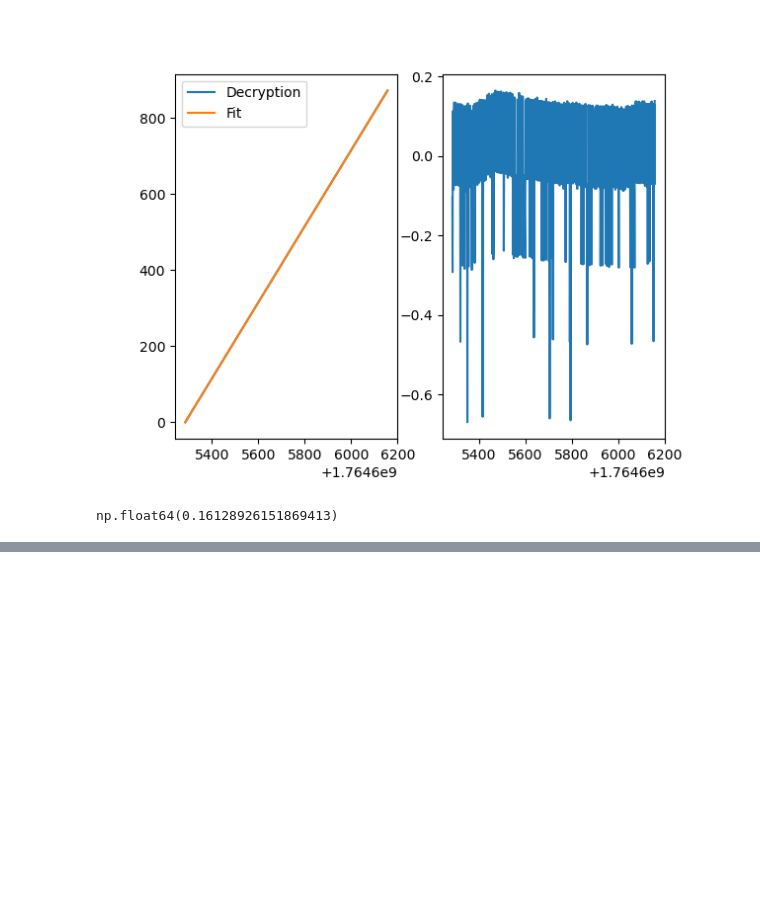
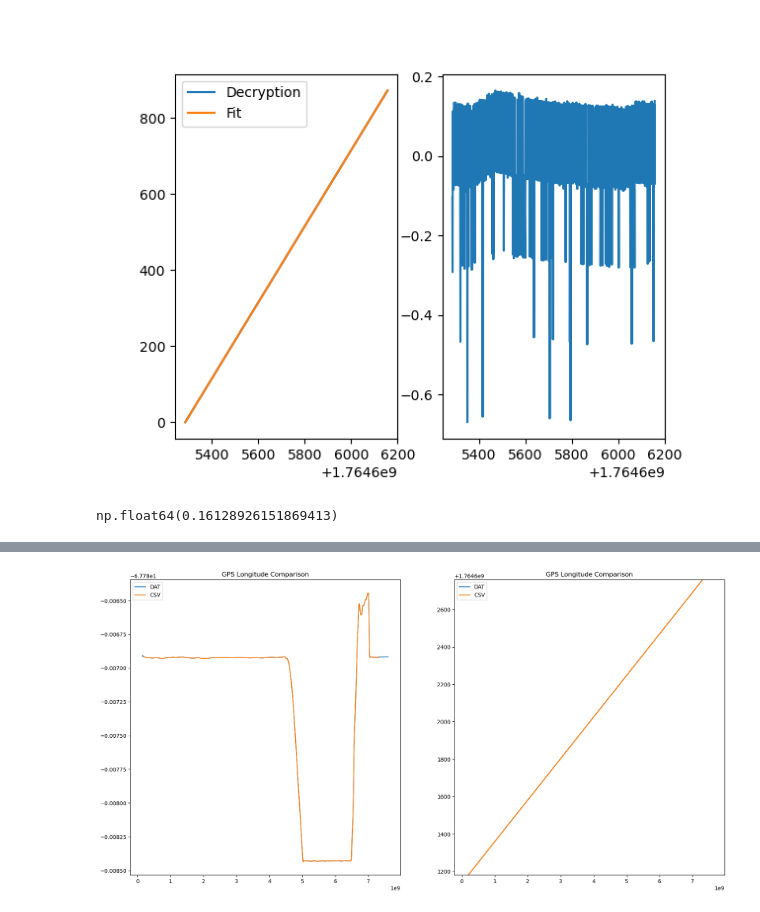
Before and after one commit to POLOCALC/data_loader, a Jupyter notebook: test.ipynb, the cells around one changed output, grey strips where cells are left out. Saved outputs shown, nothing was run; the diff lists cells and outputs as text; code cells hidden in the pictures; blank space fills up the shorter version.

```diff
--- a/test.ipynb
+++ b/test.ipynb
@@ -195,5 +195,73 @@ np.average(residuals[vals])
 # %% [output]
 np.float64(0.16128926151869413)
 # %%
-vals
+import sys
+from pathlib import Path
+import matplotlib.pyplot as plt
+import numpy as np
+import polars as pl
+
+
+from pils.drones.DJIDrone import DJIDrone
+
+modules_to_remove = [mod for mod in sys.modules.keys() if mod.startswith('pils')]
+for mod in modules_to_remove:
+    del sys.modules[mod]
+
+
+from pils.drones.DJIDrone import DJIDrone
+
+print("ok")
+base_path = Path(
+    "/mnt/data/POLOCALC/campaigns/202511/20251201/flight_20251201_1515/drone"
+)
+
+dat_file = base_path / "20251201_151517_drone.dat"
+csv_file = "data_1515.csv"
+
+print("=" * 80)
+print("LOADING DATA")
+print("=" * 80)
+
+# Load DAT file
+print("\n1. Loading from DAT file...")
+drone_dat = DJIDrone(dat_file)
+drone_dat.load_data(use_dat=True)
+
+gps_data_df = drone_dat.data["GPS"]
+
+with pl.Config(tbl_rows=20):
+    print(gps_data_df["datetime"])
+
+# Load CSV file
+print("\n2. Loading from CSV file (DATCON)...")
+drone_csv = DJIDrone(csv_file)
+drone_csv.load_data(use_dat=False, cols=None)  # Load all columns
+csv_data = drone_csv.data["CSV"]
+
+fig = plt.figure(figsize=(20, 10))
+
+# Plot 1: GPS Longitude vs Datetime - Compare DAT and CSV
+ax1 = plt.subplot(1, 2, 1)
+ax1.plot(gps_data_df["tick"], gps_data_df["GPS:longitude"], label="DAT")
+ax1.plot(csv_data["Clock:Tick#"], csv_data["GPS:Long[degrees]"], label="CSV")
+ax1.set_title("GPS Longitude Comparison")
+ax1.legend()
+
+ax2 = plt.subplot(1, 2, 2)
+ax2.plot(gps_data_df["tick"], gps_data_df["timestamp"], label="DAT")
+ax2.plot(csv_data["Clock:Tick#"], csv_data["timestamp"], label="CSV")
+ax2.set_title("GPS Longitude Comparison")
+ax2.set_ylim(csv_data["timestamp"].min(), csv_data["timestamp"].max())
+ax2.legend()
+
+plt.savefig("compare_dat_csv.png")
+
+aligned = drone_dat.align_datfile()
+
+print("\nAligned Dataframe shape:", aligned.shape)
+
+print("\nCorrected Tick and Correct Timestamp (High Precision):")
+
+print(aligned.select(["corrected_tick", "correct_timestamp", "datetime_converted"]))
 # %% [output]
@@ -217 +316,2 @@ array([  0,   1,   2,   3,   4,   5,   6,   7,   8,   9,  10,  11,  12,
+[figure, added]
 # %%
```
Also changed, not shown: parts of 2 cells of this notebook, 35 other files.
